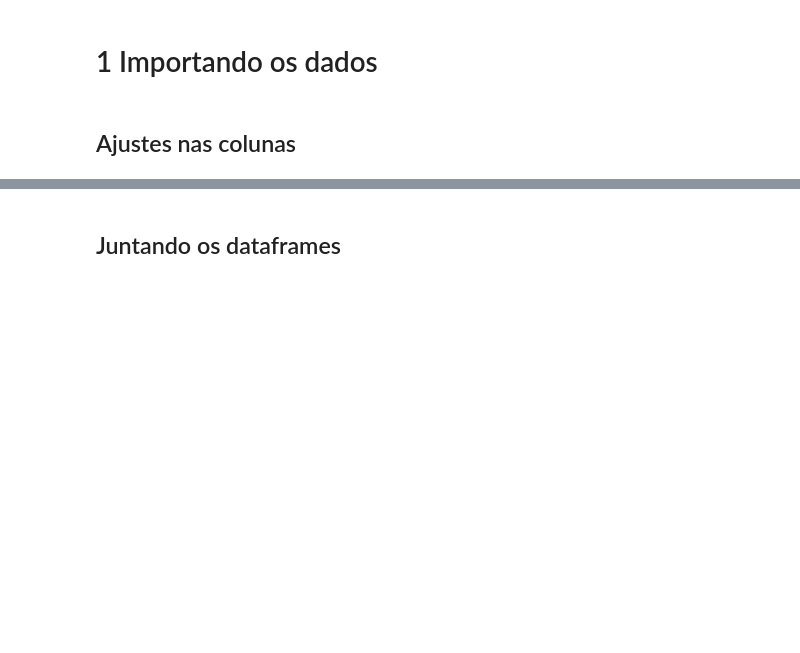
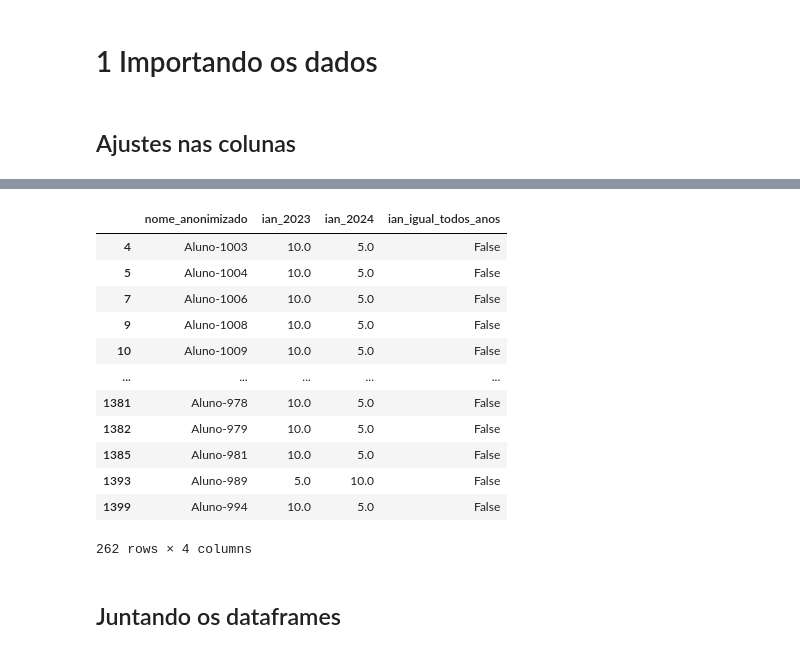
Before and after one commit to vbomura/tc5, a Jupyter notebook: Codigos/Algoritmo V2.ipynb, the cells around one changed output, grey strips where cells are left out. Saved outputs shown, nothing was run; the diff lists cells and outputs as text; code cells hidden in the pictures; blank space fills up the shorter version.

```diff
--- a/Codigos/Algoritmo V2.ipynb
+++ b/Codigos/Algoritmo V2.ipynb
@@ -189,0 +248,23 @@ base_2022 = renomear_colunas(base_2022, mapa)
+# %%
+# Renomeando a coluna ian em cada dataframe
+df_2022 = base_2022.rename(columns={"ian": "ian_2022"})
+df_2023 = base_2023.rename(columns={"ian": "ian_2023"})
+df_2024 = base_2024.rename(columns={"ian": "ian_2024"})
+
+# Merge 2022 com 2023
+df_merge = pd.merge(
+    df_2022[["nome_anonimizado", "ian_2022"]],
+    df_2023[["nome_anonimizado", "ian_2023"]],
+    on="nome_anonimizado",
+    how="outer"   # use 'inner' se quiser apenas quem existe nos dois anos
+)
+
+# Merge com 2024
+df_final = pd.merge(
+    df_merge,
+    df_2024[["nome_anonimizado", "ian_2024"]],
+    on="nome_anonimizado",
+    how="outer"
+)
+
+df_final.head()
@@ -189,0 +295,10 @@ base_2022 = renomear_colunas(base_2022, mapa)
+# %%
+def valores_iguais(row):
+    valores = row.dropna().unique()
+    return len(valores) <= 1  # 0 ou 1 valor distinto → todos iguais
+
+df_final["ian_igual_todos_anos"] = df_final[
+    ["ian_2022","ian_2023", "ian_2024"]
+].apply(valores_iguais, axis=1)
+
+df_final.head()
@@ -190,3 +340,23 @@ base_2022 = renomear_colunas(base_2022, mapa)
+# %%
+df_divergentes = df_final[df_final["ian_igual_todos_anos"] == False]
+
+df_divergentes.describe
+
+df_divergentes
+# %% [output]
+|  | nome_anonimizado | ian_2023 | ian_2024 | ian_igual_todos_anos |
+| 4 | Aluno-1003 | 10.0 | 5.0 | False |
+| 5 | Aluno-1004 | 10.0 | 5.0 | False |
+| 7 | Aluno-1006 | 10.0 | 5.0 | False |
+| 9 | Aluno-1008 | 10.0 | 5.0 | False |
+| 10 | Aluno-1009 | 10.0 | 5.0 | False |
+| ... | ... | ... | ... | ... |
+| 1381 | Aluno-978 | 10.0 | 5.0 | False |
+| 1382 | Aluno-979 | 10.0 | 5.0 | False |
+| 1385 | Aluno-981 | 10.0 | 5.0 | False |
+| 1393 | Aluno-989 | 5.0 | 10.0 | False |
+| 1399 | Aluno-994 | 10.0 | 5.0 | False |
+262 rows × 4 columns
 # %% [markdown]
 ## Juntando os dataframes
 # %%
```
Also changed, not shown: parts of 12 cells of this notebook.
